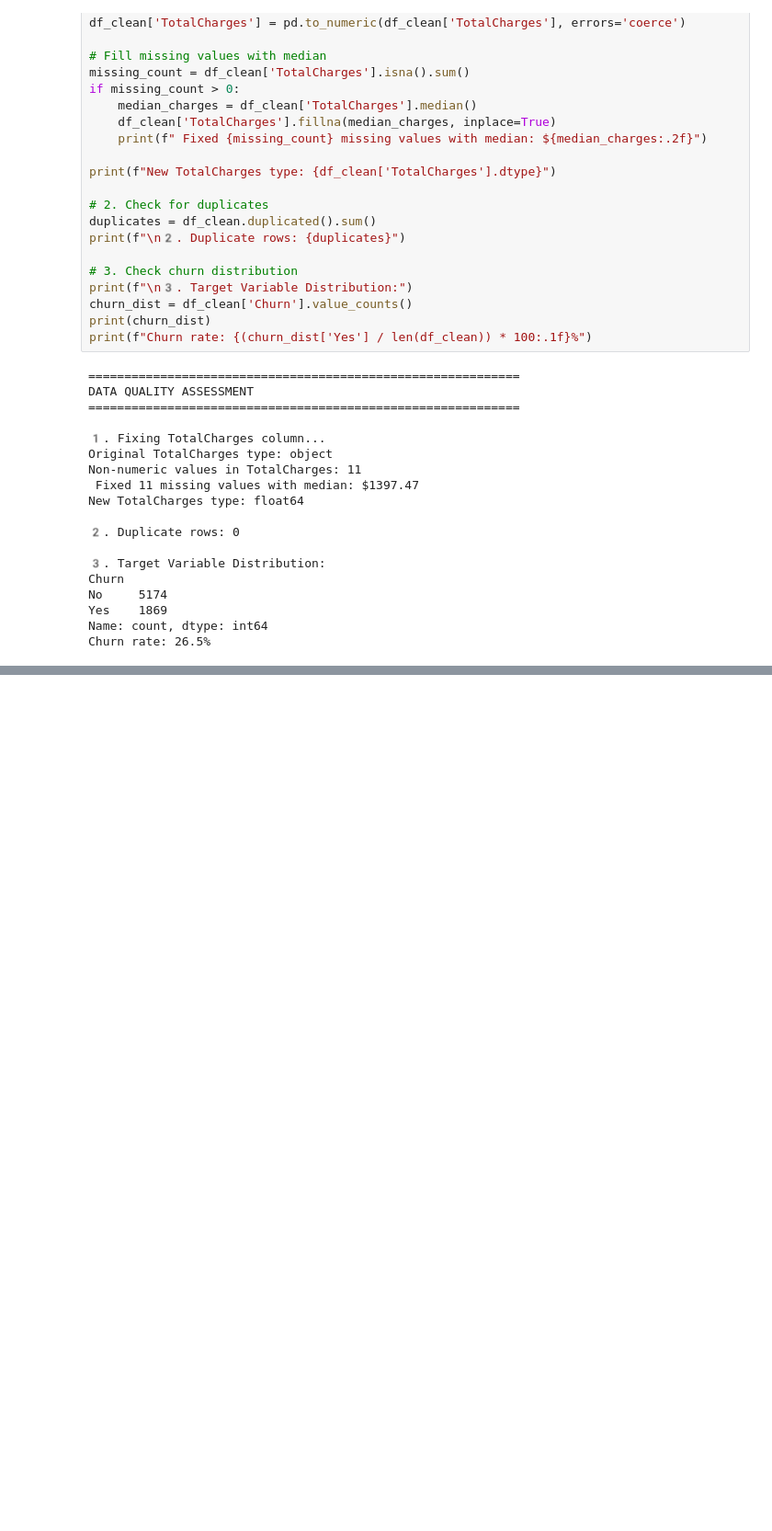
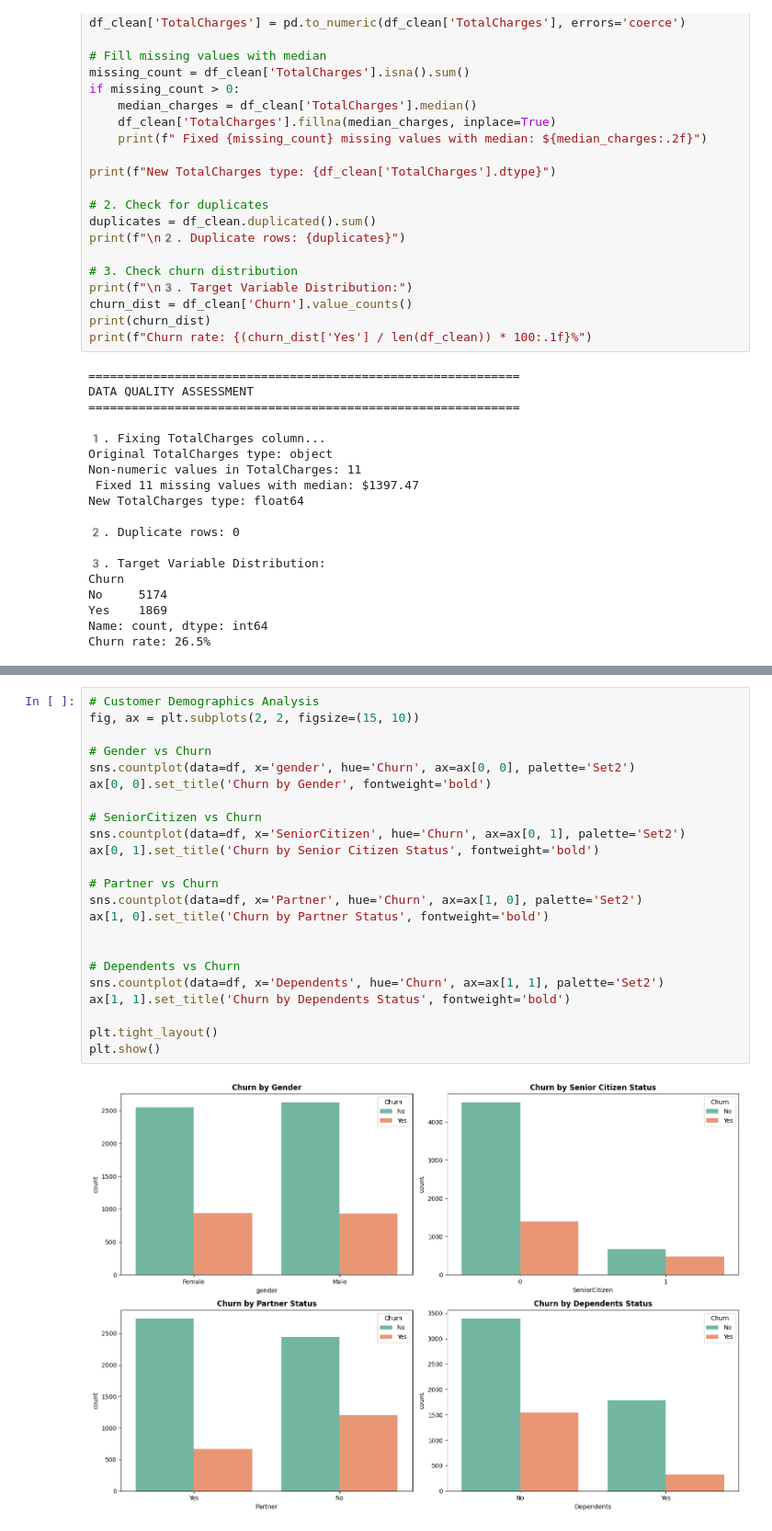
Before and after one commit to MinhQUN/telecom_customer_churn_prediction, a Jupyter notebook: notebooks/01_data_exploration_&_cleaning.ipynb, the cells around one changed output, grey strips where cells are left out. Shown at 92% size. Saved outputs shown, nothing was run; the diff lists cells and outputs as text; blank space fills up the shorter version.

Commit message:
update the data exploaration & cleaning file; and upload some test & train csv file

```diff
--- a/notebooks/01_data_exploration_&_cleaning.ipynb
+++ b/notebooks/01_data_exploration_&_cleaning.ipynb
@@ -198,0 +215,25 @@ Churn rate: 26.5%
+# %%
+# Customer Demographics Analysis
+fig, ax = plt.subplots(2, 2, figsize=(15, 10))
+
+# Gender vs Churn
+sns.countplot(data=df, x='gender', hue='Churn', ax=ax[0, 0], palette='Set2')
+ax[0, 0].set_title('Churn by Gender', fontweight='bold')
+
+# SeniorCitizen vs Churn
+sns.countplot(data=df, x='SeniorCitizen', hue='Churn', ax=ax[0, 1], palette='Set2')
+ax[0, 1].set_title('Churn by Senior Citizen Status', fontweight='bold')
+
+# Partner vs Churn
+sns.countplot(data=df, x='Partner', hue='Churn', ax=ax[1, 0], palette='Set2')
+ax[1, 0].set_title('Churn by Partner Status', fontweight='bold')
+
+
+# Dependents vs Churn
+sns.countplot(data=df, x='Dependents', hue='Churn', ax=ax[1, 1], palette='Set2')
+ax[1, 1].set_title('Churn by Dependents Status', fontweight='bold')
+
+plt.tight_layout()
+plt.show()
+# %% [output]
+[figure, added]
```
Also changed, not shown: parts of 5 cells of this notebook, 4 other files.
